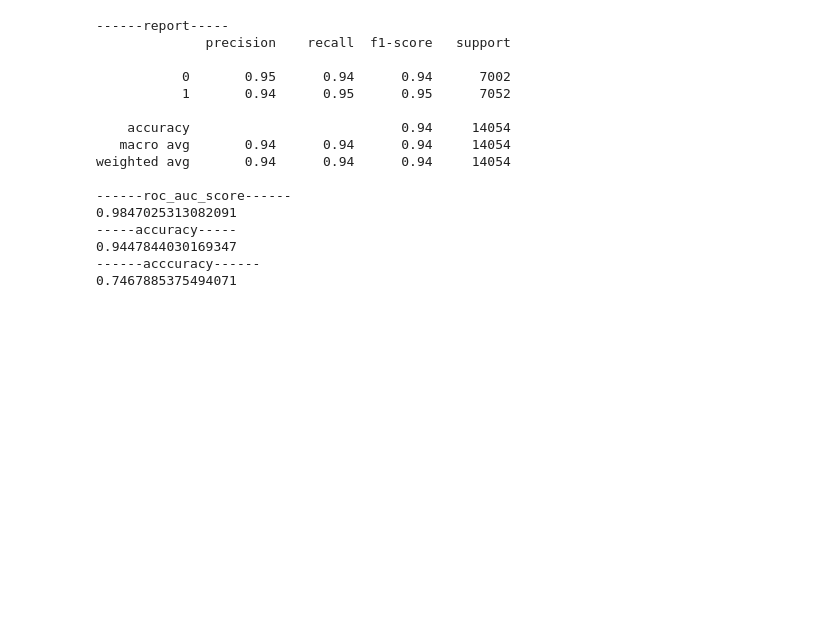
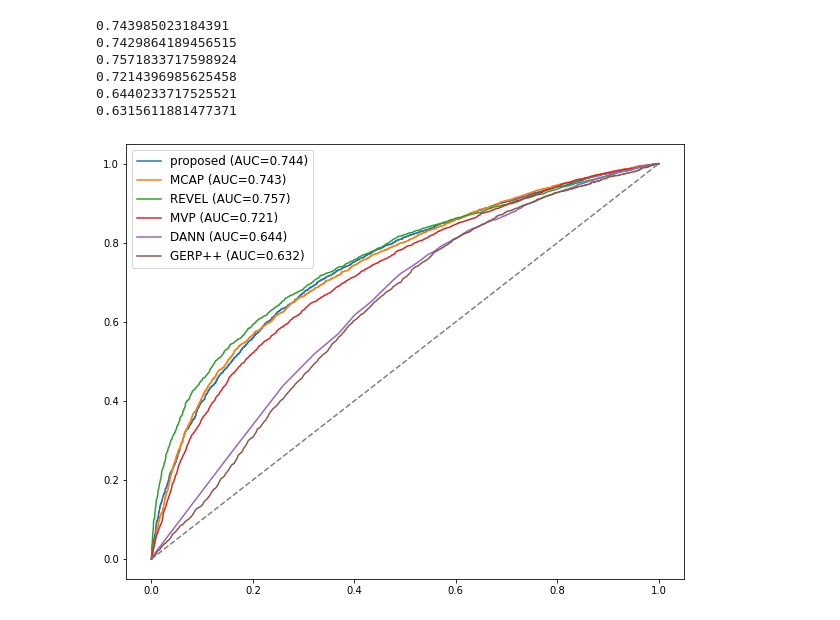
Before and after one commit to Zhenxuyang/PPSNV, a Jupyter notebook: code/main.ipynb, the cells around one changed output. Drawn from its saved outputs; the diff is of its cells as text; code cells hidden in the pictures; blank space fills up the shorter version.

```diff
--- a/code/main.ipynb
+++ b/code/main.ipynb
@@ -257,0 +285,31 @@ Early stopping, best iteration is:
+# %%
+# 在swissvar上比较不同分类器性能
+import pandas as pd
+
+features = ['Chr', 'Start', 'End', 'Ref', 'Alt', 'SIFT_score', 'Polyphen2_HDIV_score', 'Polyphen2_HVAR_score','LRT_score', 'MutationTaster_score', 'MutationAssessor_score',  'FATHMM_score', 'RadialSVM_score', 'VEST3_score', 'CADD_phred', 'A_Ref', 'A_Alt']
+
+labels = ["SIFT_Label", "Polyphen2_HDIV_Label", "Polyphen2_HVAR_Label", "LRT_Label", "MutationTaster_Label", "MutationAssessor_Label", "FATHMM_Label", "RadialSVM_Label", "VEST3_score", "CADD_phred"]
+
+swissvar_test_all = pd.read_csv("filter/swissvar_with_labels.csv")
+print(swissvar_test_all.shape)
+# swissvar_test_all = swissvar_test_all.dropna(subset=labels)
+# swissvar_test_input = swissvar_test_all[features]
+
+comparators = ['MCAP', 'REVEL', 'MVP_score','DANN_score', 'GERP++_RS']
+swissvar_compare = swissvar_test_all.dropna(subset=comparators)
+swissvar_input = swissvar_compare[features]
+# swissvar_output = optimized_classifier.predict_proba(swissvar_input)
+# swissvar_output = swissvar_output[:, 1]
+swissvar_label = swissvar_compare["True Label"]
+
+# 对分数做归一化
+comparator_to_normalized = ["MCAP", 'GERP++_RS']
+
+max_min_scaler = lambda x: (x - np.min(x)) / (np.max(x) - np.min(x))
+
+for c in comparators:
+    print(c)
+    if c in comparator_to_normalized:
+        swissvar_compare[c + "_normalized"] = swissvar_compare[[c]].apply(max_min_scaler)
+    else:
+        swissvar_compare[c + "_normalized"] = swissvar_compare[c]
@@ -258,11 +331,33 @@ Early stopping, best iteration is:
+# %%
+import sklearn.metrics as me
+compare_classifiers = ["MCAP_normalized", "REVEL_normalized", "MVP_score_normalized", "DANN_score_normalized", "GERP++_RS_normalized"]
+
+print(me.roc_auc_score(swissvar_label, swissvar_output))
+print(me.roc_auc_score(swissvar_label, swissvar_compare["MCAP_normalized"]))
+print(me.roc_auc_score(swissvar_label, swissvar_compare["REVEL_normalized"]))
+print(me.roc_auc_score(swissvar_label, swissvar_compare["MVP_score_normalized"]))
+print(me.roc_auc_score(swissvar_label, swissvar_compare["DANN_score_normalized"]))
+print(me.roc_auc_score(swissvar_label, swissvar_compare["GERP++_RS_normalized"]))
+
+swissvar_probs = [swissvar_output, swissvar_compare["MCAP_normalized"], swissvar_compare["REVEL_normalized"], swissvar_compare["MVP_score_normalized"], swissvar_compare["DANN_score_normalized"], swissvar_compare["GERP++_RS_normalized"]]
+
+draw_roc_curve(swissvar_label, swissvar_probs, classifers)
+# %% [output]
+0.743985023184391
+0.7429864189456515
+0.7571833717598924
+0.7214396985625458
+0.6440233717525521
+0.6315611881477371
+[figure, added]
 # %%
-# 使用训练好的分类器对测试数据进行分类
+# 在测试集上验证效果
 
 import sklearn.metrics as me
 
 
 # 对测试集进行测试
-y_pred = optimized_classifier.predict(x_test)
+
 y_pred_prob = optimized_classifier.predict_proba(x_test)
 y_pred_prob_0 = y_pred_prob[:,1]
 print("------report-----")
@@ -285,20 +380,3 @@ extra_y_pred = optimized_classifier.predict(extra_df.iloc[:,1:])
 extra_y = extra_df.iloc[:, 0]
 print("------acccuracy------")
 print(me.accuracy_score(extra_y, extra_y_pred))
-# %% [output]
-------report-----
-              precision    recall  f1-score   support
-
-           0       0.95      0.94      0.94      7002
-           1       0.94      0.95      0.95      7052
-
-    accuracy                           0.94     14054
-   macro avg       0.94      0.94      0.94     14054
-weighted avg       0.94      0.94      0.94     14054
-
-------roc_auc_score------
-0.9847025313082091
------accuracy-----
-0.9447844030169347
-------acccuracy------
-0.7467885375494071
```
Also changed, not shown: parts of 13 cells of this notebook, 11 other files.
